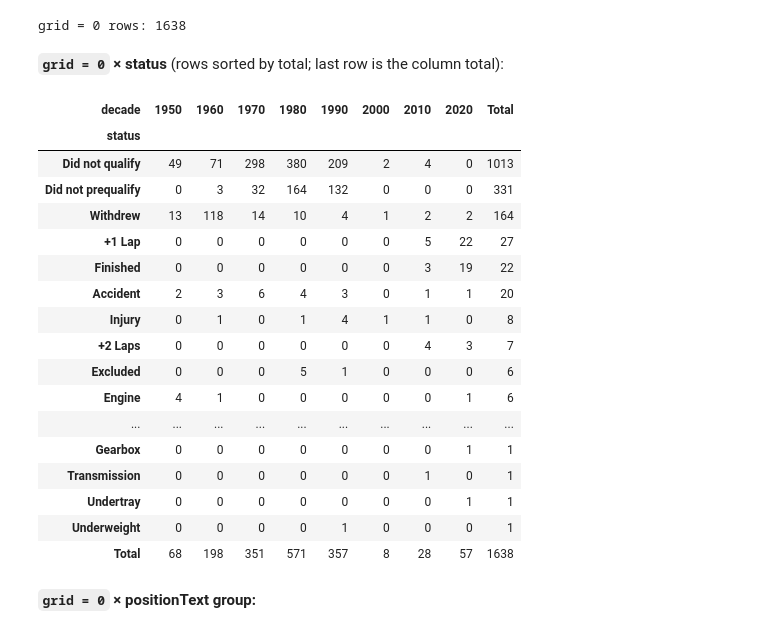
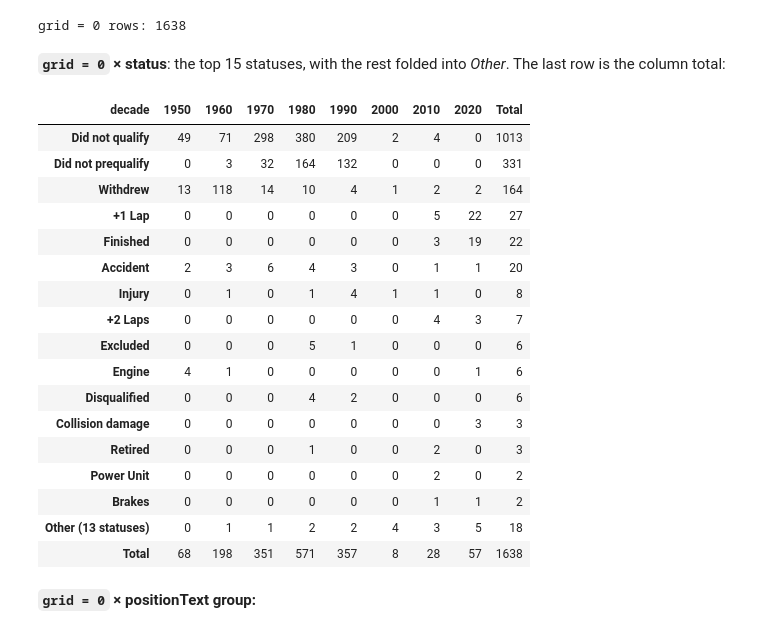
Before and after one commit to YShimy/f1-podium, a Jupyter notebook: notebooks/milestone1.ipynb, the cells around one changed output. Saved outputs shown, nothing was run; the diff lists cells and outputs as text; code cells hidden in the pictures.

Commit message:
Add non-start status split and top-15 status cross-tab to audit follow-ups
Co-Authored-By: Claude Opus 5.5 <noreply@anthropic.com>

```diff
--- a/notebooks/milestone1.ipynb
+++ b/notebooks/milestone1.ipynb
@@ -438,19 +438,23 @@ assert grid0["status"].notna().all(), "grid = 0 row with unknown statusId"
 grid0["positionText_group"] = grid0["positionText"].map(position_text_group)
 print("grid = 0 rows:", len(grid0))
 
-def crosstab_by_decade(row_col: str) -> pd.DataFrame:
+def crosstab_by_decade(row_col: str, top_n: int | None = None) -> pd.DataFrame:
+    """Rows sorted by total; optionally keep the top_n rows and fold the rest into 'Other'."""
     ct = pd.crosstab(grid0[row_col], grid0["decade"], margins=True, margins_name="Total")
     body = ct.drop(index="Total").sort_values("Total", ascending=False)
+    if top_n is not None and len(body) > top_n:
+        rest = body.iloc[top_n:]
+        other = rest.sum().rename(f"Other ({len(rest)} statuses)")
+        body = pd.concat([body.iloc[:top_n], other.to_frame().T])
     return pd.concat([body, ct.loc[["Total"]]])
 # %% [output]
 grid = 0 rows: 1638
 # %% [markdown]
-**`grid = 0` × status** (rows sorted by total; last row is the column total):
+**`grid = 0` × status**: the top 15 statuses, with the rest folded into *Other*. The last row is the column total:
 # %%
-display(crosstab_by_decade("status"))
+display(crosstab_by_decade("status", top_n=15))
 # %% [output]
 | decade | 1950 | 1960 | 1970 | 1980 | 1990 | 2000 | 2010 | 2020 | Total |
-| status |  |  |  |  |  |  |  |  |  |
 | Did not qualify | 49 | 71 | 298 | 380 | 209 | 2 | 4 | 0 | 1013 |
 | Did not prequalify | 0 | 3 | 32 | 164 | 132 | 0 | 0 | 0 | 331 |
 | Withdrew | 13 | 118 | 14 | 10 | 4 | 1 | 2 | 2 | 164 |
@@ -461,11 +465,12 @@ display(crosstab_by_decade("status"))
 | +2 Laps | 0 | 0 | 0 | 0 | 0 | 0 | 4 | 3 | 7 |
 | Excluded | 0 | 0 | 0 | 5 | 1 | 0 | 0 | 0 | 6 |
 | Engine | 4 | 1 | 0 | 0 | 0 | 0 | 0 | 1 | 6 |
-| ... | ... | ... | ... | ... | ... | ... | ... | ... | ... |
-| Gearbox | 0 | 0 | 0 | 0 | 0 | 0 | 0 | 1 | 1 |
-| Transmission | 0 | 0 | 0 | 0 | 0 | 0 | 1 | 0 | 1 |
-| Undertray | 0 | 0 | 0 | 0 | 0 | 0 | 0 | 1 | 1 |
-| Underweight | 0 | 0 | 0 | 0 | 1 | 0 | 0 | 0 | 1 |
+| Disqualified | 0 | 0 | 0 | 4 | 2 | 0 | 0 | 0 | 6 |
+| Collision damage | 0 | 0 | 0 | 0 | 0 | 0 | 0 | 3 | 3 |
+| Retired | 0 | 0 | 0 | 1 | 0 | 0 | 2 | 0 | 3 |
+| Power Unit | 0 | 0 | 0 | 0 | 0 | 0 | 2 | 0 | 2 |
+| Brakes | 0 | 0 | 0 | 0 | 0 | 0 | 1 | 1 | 2 |
+| Other (13 statuses) | 0 | 1 | 1 | 2 | 2 | 4 | 3 | 5 | 18 |
 | Total | 68 | 198 | 351 | 571 | 357 | 8 | 28 | 57 | 1638 |
 # %% [markdown]
 **`grid = 0` × positionText group:**
```
Also changed, not shown: parts of 5 cells of this notebook, 1 other file.
